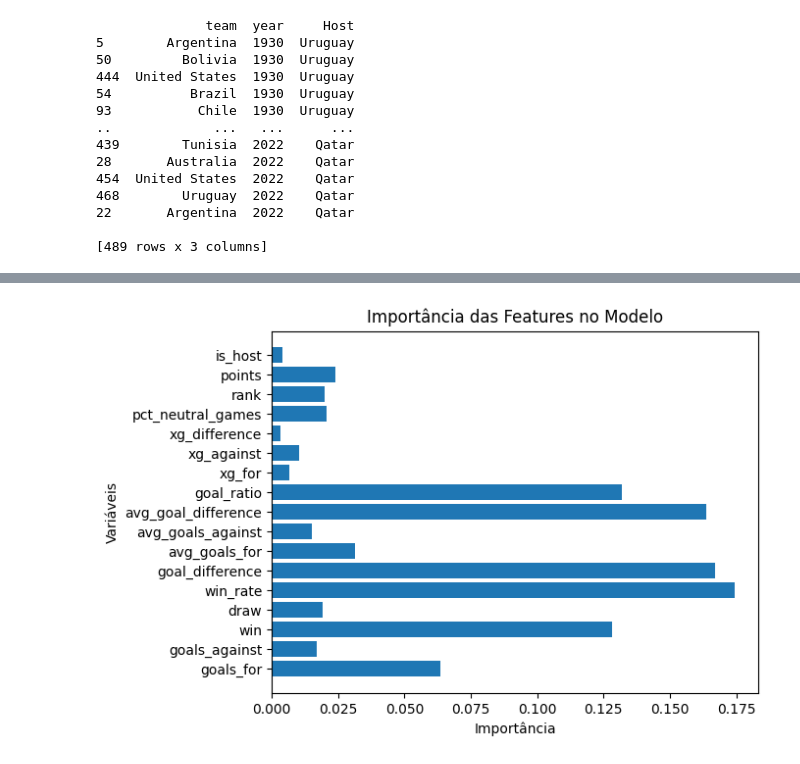
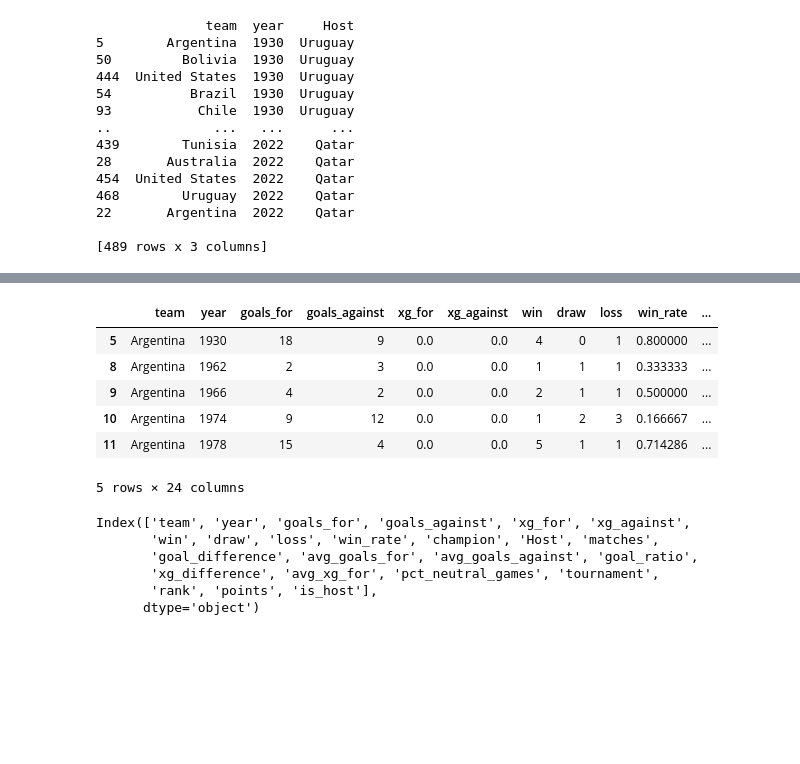
Before and after one commit to Jhonatarlp/Projeto_final_ciclo_basico_insper_Data, a Jupyter notebook: criacao_df_modelo.ipynb, the cells around one changed output, grey strips where cells are left out. Saved outputs shown, nothing was run; the diff lists cells and outputs as text; code cells hidden in the pictures; blank space fills up the shorter version.

```diff
--- a/criacao_df_modelo.ipynb
+++ b/criacao_df_modelo.ipynb
@@ -252,9 +196,10 @@ weighted avg       0.97      0.96      0.96        26
-# %%
-importances = model.feature_importances_
-plt.barh(features, importances)
-plt.xlabel("Importância")
-plt.ylabel("Variáveis")
-plt.title("Importância das Features no Modelo")
-plt.show()
-# %% [output]
-[figure, removed]
+# %%
+team_stats.head()
+# %% [output]
+|  | team | year | goals_for | goals_against | xg_for | xg_against | win | draw | loss | win_rate | ... |
+| 5 | Argentina | 1930 | 18 | 9 | 0.0 | 0.0 | 4 | 0 | 1 | 0.800000 | ... |
+| 8 | Argentina | 1962 | 2 | 3 | 0.0 | 0.0 | 1 | 1 | 1 | 0.333333 | ... |
+| 9 | Argentina | 1966 | 4 | 2 | 0.0 | 0.0 | 2 | 1 | 1 | 0.500000 | ... |
+| 10 | Argentina | 1974 | 9 | 12 | 0.0 | 0.0 | 1 | 2 | 3 | 0.166667 | ... |
+| 11 | Argentina | 1978 | 15 | 4 | 0.0 | 0.0 | 5 | 1 | 1 | 0.714286 | ... |
+5 rows × 24 columns
@@ -260,0 +211,9 @@ plt.show()
+# %%
+team_stats.columns
+# %% [output]
+Index(['team', 'year', 'goals_for', 'goals_against', 'xg_for', 'xg_against',
+       'win', 'draw', 'loss', 'win_rate', 'champion', 'Host', 'matches',
+       'goal_difference', 'avg_goals_for', 'avg_goals_against', 'goal_ratio',
+       'xg_difference', 'avg_xg_for', 'pct_neutral_games', 'tournament',
+       'rank', 'points', 'is_host'],
+      dtype='object')
```
Also changed, not shown: parts of 24 cells of this notebook.
